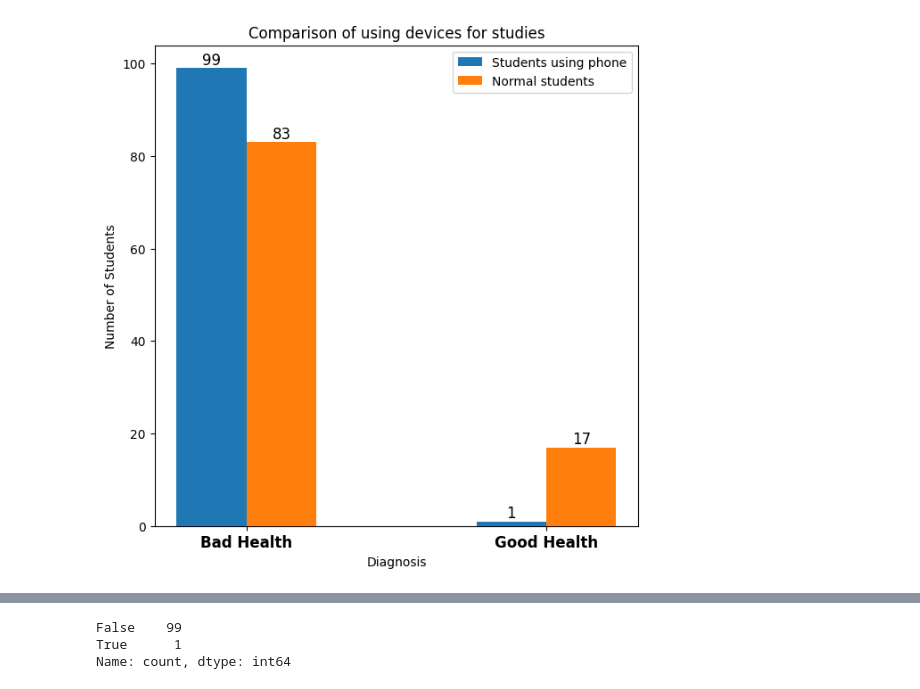
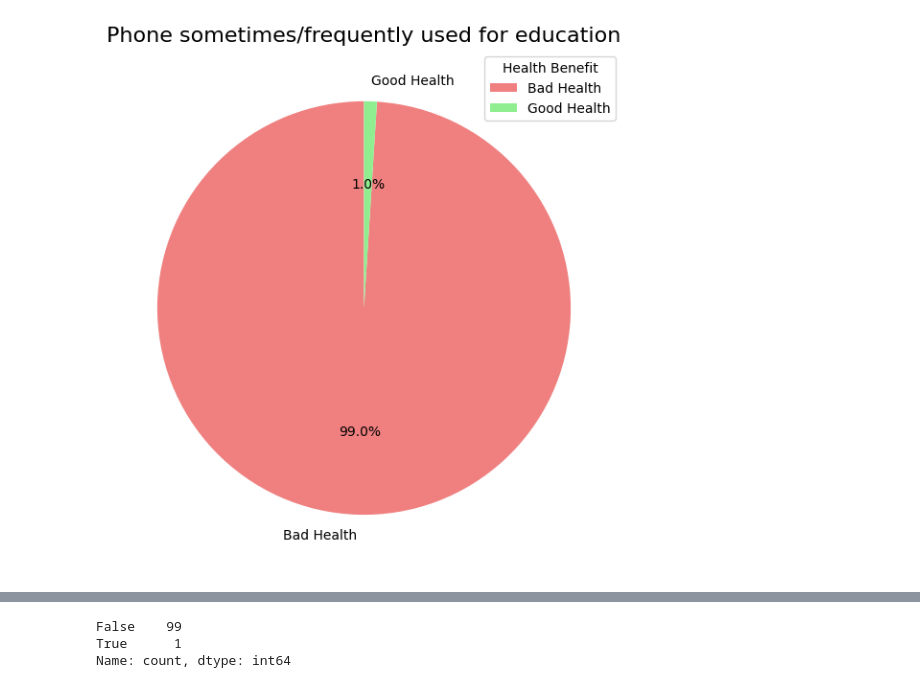
Before and after one commit to hazywho/dataScienceComp2025, a Jupyter notebook: Data/physicalHealth/processing.ipynb, the cells around one changed output, grey strips where cells are left out. Drawn from its saved outputs; the diff is of its cells as text; code cells hidden in the pictures.

```diff
--- a/Data/physicalHealth/processing.ipynb
+++ b/Data/physicalHealth/processing.ipynb
@@ -3,65 +3,38 @@ import numpy as np
 # %%
 import pandas as pd
 import matplotlib.pyplot as plt
 
 # Load the dataset (replace 'your_dataset.csv' with the actual file path)
 data = pd.read_csv(r"C:\Users\zanyi\Documents\GitHub\dataScienceComp2025\Data\physicalHealth\Impact_of_Mobile_Phone_on_Students_Health.csv")
 
-columns = ["Bad Health","Good Health"]
-
 # Define criteria for "Health Benefit"
 health_benefit_criteria = (
-    (data["Mobile phone use for education"].isin(["Sometimes","Frequently"])) &  # Mobile phone use is helpful for studying
-    (data["Health rating"].isin(["Poor"]))  # Health rating is Excellent or Good
+    (data["Mobile phone use for education"].isin(["Sometimes", "Frequently"])) &  # Mobile phone use is helpful for studying
+    (data["Health rating"].isin(["Poor"]))  # Health rating is Poor
 )
+
 # Categorize students
 data["Health Benefit"] = health_benefit_criteria.map({True: "Good Health", False: "Bad Health"})
+
 # Count the number of students in each category
 health_benefit_counts = data["Health Benefit"].value_counts()
-# Plot the bar chart
-fig,ax = plt.subplots(figsize=(7,7))
 
-# Bar positions
-bar_width = 0.35
-x = np.arange(len(columns)) *1.5
+# Plot the pie chart
+fig, ax = plt.subplots(figsize=(7, 7))
 
+# Create the pie chart
+ax.pie(health_benefit_counts, labels=health_benefit_counts.index, startangle=90, autopct='%1.1f%%', colors=['lightcoral','lightgreen'])
 
+# Add title
+plt.title("Phone sometimes/frequently used for education", fontsize=16, color='black')
 
-bars1 = ax.bar(x - bar_width/2, health_benefit_counts.values, width=bar_width, linewidth=2, zorder=5, label="Students using phone")
-# Add annotations
-# Add annotations
-for bar in bars1:
-    height = bar.get_height()
-    plt.text(bar.get_x() + bar.get_width() / 2, height, str(height),
-             ha='center', va='bottom', color='black', fontsize=12)
+# Add legend
+ax.legend(title="Health Benefit")
 
+# Save the figure
+plt.savefig(fname="health_impact_pie_chart.jpg", dpi=300)
 
-#normal
-health_benefit_criteria = (
-    (data["Mobile phone use for education"].isin(["Never","Rarely"])) &
-    (data["Health rating"].isin(["Excellent","Good","Fair"]))  # Health rating is Excellent or Good
-)
-# Categorize students
-data["Health Benefit"] = health_benefit_criteria.map({True: "Good Health", False: "Bad Health"})
-# Count the number of students in each category
-health_benefit_counts = data["Health Benefit"].value_counts()
-bars2 = ax.bar(x + bar_width/2, health_benefit_counts.values, width=bar_width, linewidth=2, zorder=5, label="Normal students")
-# Add annotations
-for bar in bars2:
-    height = bar.get_height()
-    plt.text(bar.get_x() + bar.get_width() / 2, height, str(height),
-             ha='center', va='bottom', color='black', fontsize=12)
-
-
-# Add labels and title
-plt.xticks(x, columns, fontsize=12, fontweight='bold', color='black')  # Fix: Set tick labels
-plt.xlabel("Diagnosis")
-plt.ylabel("Number of Students")
-plt.title("Comparison of using devices for studies")
-ax.legend()
-
-plt.savefig(fname="testing.jpg",dpi=300)
 # Show the plot
 plt.show()
 # %% [output]
-[figure, old version]
+[figure, new version]
```
Also changed, not shown: parts of 2 cells of this notebook, 11 other files.
